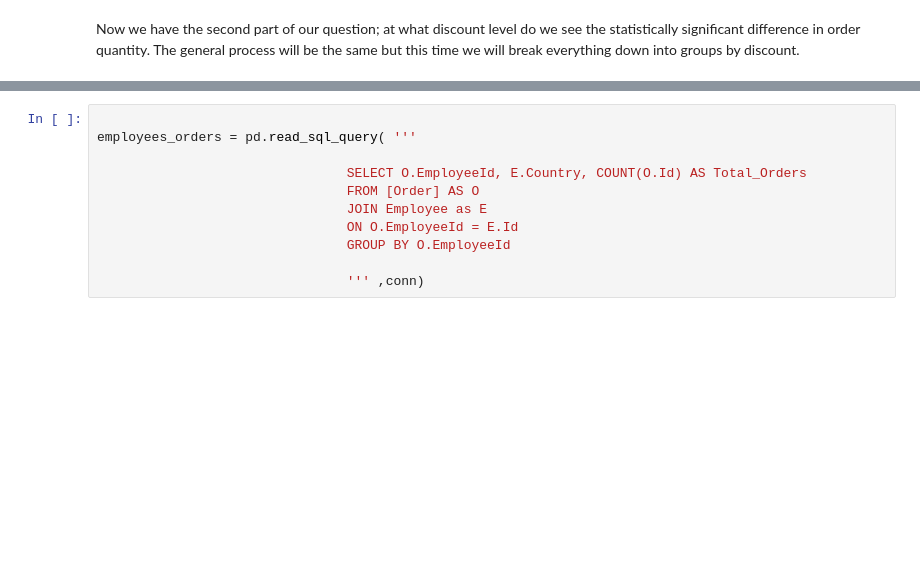
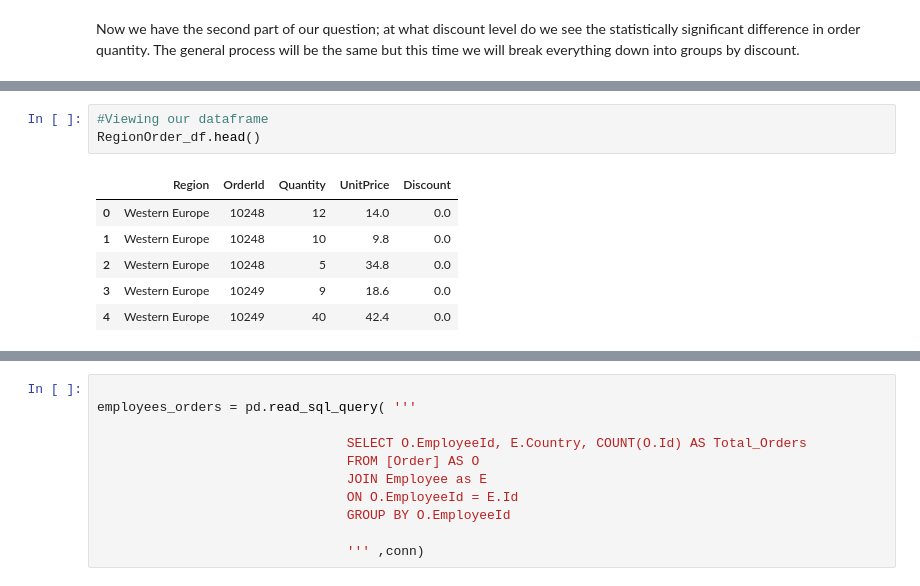
Before and after one commit to MissAle17/dsc-2-final-project-online-ds-sp-000, a Jupyter notebook: Mod2_Project_v2.ipynb, the cells around one changed output, grey strips where cells are left out. Saved outputs shown, nothing was run; the diff lists cells and outputs as text; blank space fills up the shorter version.

```diff
--- a/Mod2_Project_v2.ipynb
+++ b/Mod2_Project_v2.ipynb
@@ -394,0 +384,10 @@ discount_levels_df.sort_values('Cohens d', ascending=False)
+# %%
+#Viewing our dataframe
+RegionOrder_df.head()
+# %% [output]
+|  | Region | OrderId | Quantity | UnitPrice | Discount |
+| 0 | Western Europe | 10248 | 12 | 14.0 | 0.0 |
+| 1 | Western Europe | 10248 | 10 | 9.8 | 0.0 |
+| 2 | Western Europe | 10248 | 5 | 34.8 | 0.0 |
+| 3 | Western Europe | 10249 | 9 | 18.6 | 0.0 |
+| 4 | Western Europe | 10249 | 40 | 42.4 | 0.0 |
```
Also changed, not shown: parts of 23 cells of this notebook.
